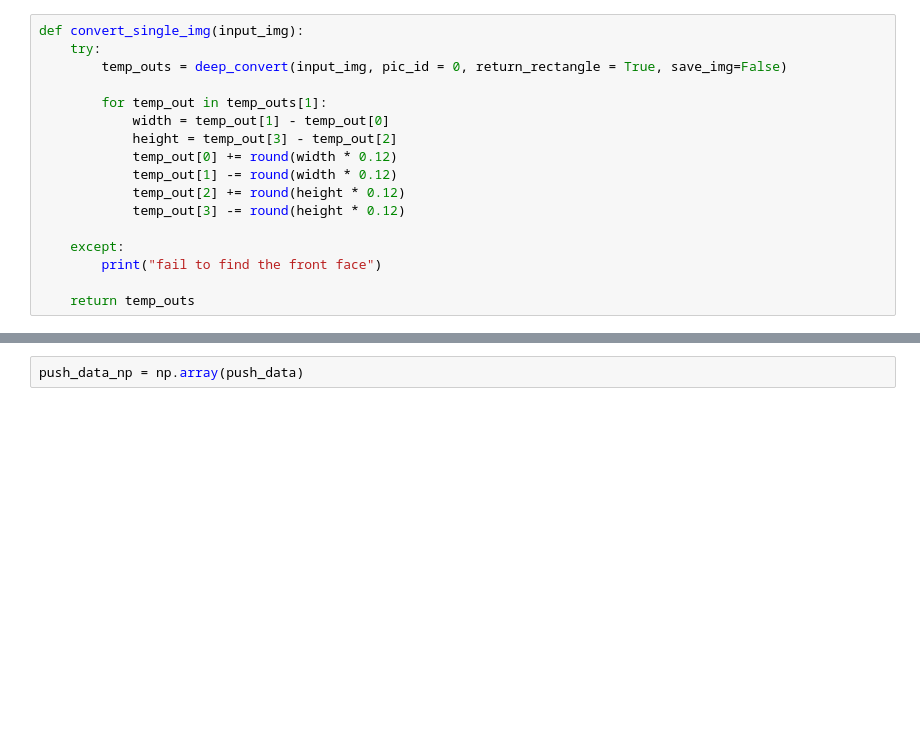
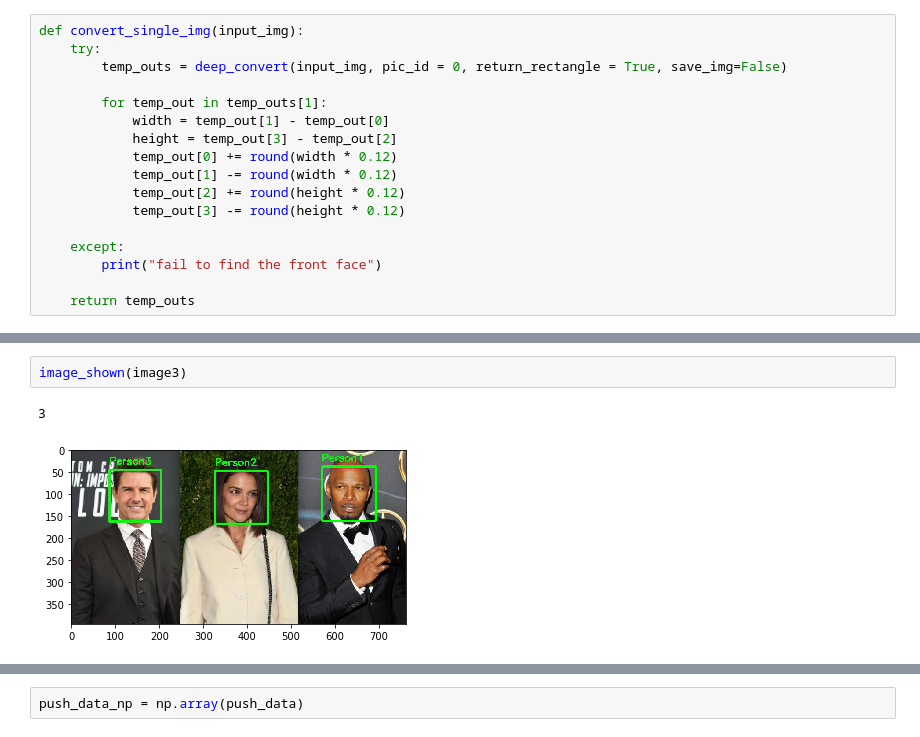
Before and after one commit to Erik-Ni/IPMD_image_conversion, a Jupyter notebook: 01.Caffe_Conversion.ipynb, the cells around one changed output, grey strips where cells are left out. Cells and saved outputs as stored; diff of their text form; blank space fills up the shorter version.

```diff
--- a/01.Caffe_Conversion.ipynb
+++ b/01.Caffe_Conversion.ipynb
@@ -62,3 +75,8 @@ image_shown(image)
+# %%
+image_shown(image3)
+# %% [output]
+3
+[figure, added]
 # %%
 test_img_data = convert_single_img(image)[0]
 print(test_img_data)
```
Also changed, not shown: parts of 12 cells of this notebook, 1 other file.
